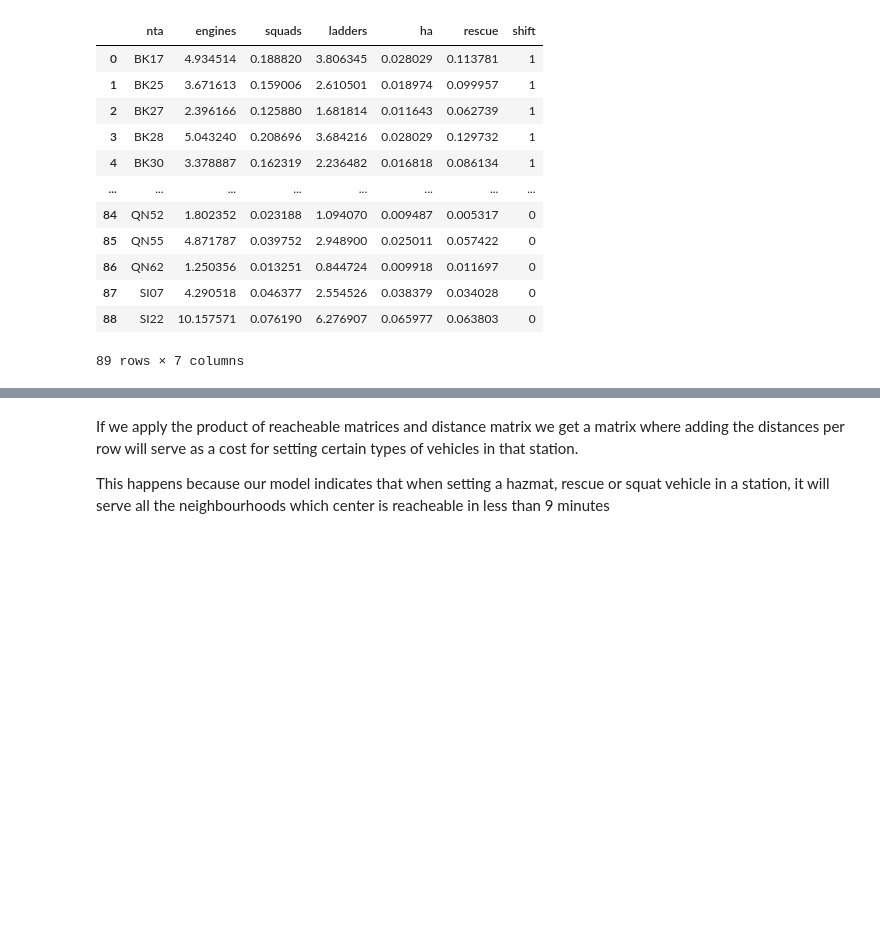
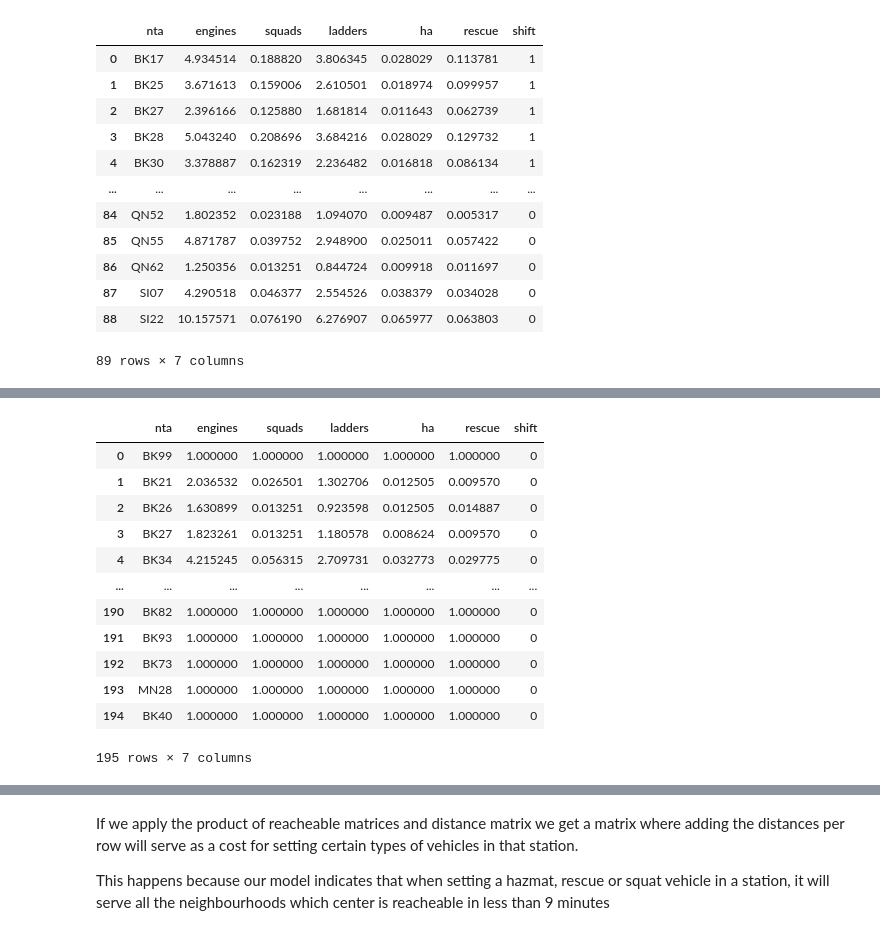
Before and after one commit to pepe-olivert/Optimization_NY_Fire_Departments, a Jupyter notebook: resolucion.ipynb, the cells around one changed output, grey strips where cells are left out. Drawn from its saved outputs; the diff is of its cells as text; code cells hidden in the pictures; blank space fills up the shorter version.

```diff
--- a/resolucion.ipynb
+++ b/resolucion.ipynb
@@ -80,0 +126,24 @@ b
+# %%
+aux1 = second['nta']
+for elem in neighbourhoods:
+    if elem not in aux1:
+        df = pd.Series(data={'nta':elem,'engines':1,'squads':1,'ladders':1,'ha':1,'rescue':1,'shift':0})
+        second.loc[len(second)]=df
+# %%
+second = second.drop_duplicates(subset=['nta']).reset_index().drop(['index'],axis=1)
+# %%
+second
+# %% [output]
+|  | nta | engines | squads | ladders | ha | rescue | shift |
+| 0 | BK99 | 1.000000 | 1.000000 | 1.000000 | 1.000000 | 1.000000 | 0 |
+| 1 | BK21 | 2.036532 | 0.026501 | 1.302706 | 0.012505 | 0.009570 | 0 |
+| 2 | BK26 | 1.630899 | 0.013251 | 0.923598 | 0.012505 | 0.014887 | 0 |
+| 3 | BK27 | 1.823261 | 0.013251 | 1.180578 | 0.008624 | 0.009570 | 0 |
+| 4 | BK34 | 4.215245 | 0.056315 | 2.709731 | 0.032773 | 0.029775 | 0 |
+| ... | ... | ... | ... | ... | ... | ... | ... |
+| 190 | BK82 | 1.000000 | 1.000000 | 1.000000 | 1.000000 | 1.000000 | 0 |
+| 191 | BK93 | 1.000000 | 1.000000 | 1.000000 | 1.000000 | 1.000000 | 0 |
+| 192 | BK73 | 1.000000 | 1.000000 | 1.000000 | 1.000000 | 1.000000 | 0 |
+| 193 | MN28 | 1.000000 | 1.000000 | 1.000000 | 1.000000 | 1.000000 | 0 |
+| 194 | BK40 | 1.000000 | 1.000000 | 1.000000 | 1.000000 | 1.000000 | 0 |
+195 rows × 7 columns
```
Also changed, not shown: parts of 21 cells of this notebook, 5 other files.
